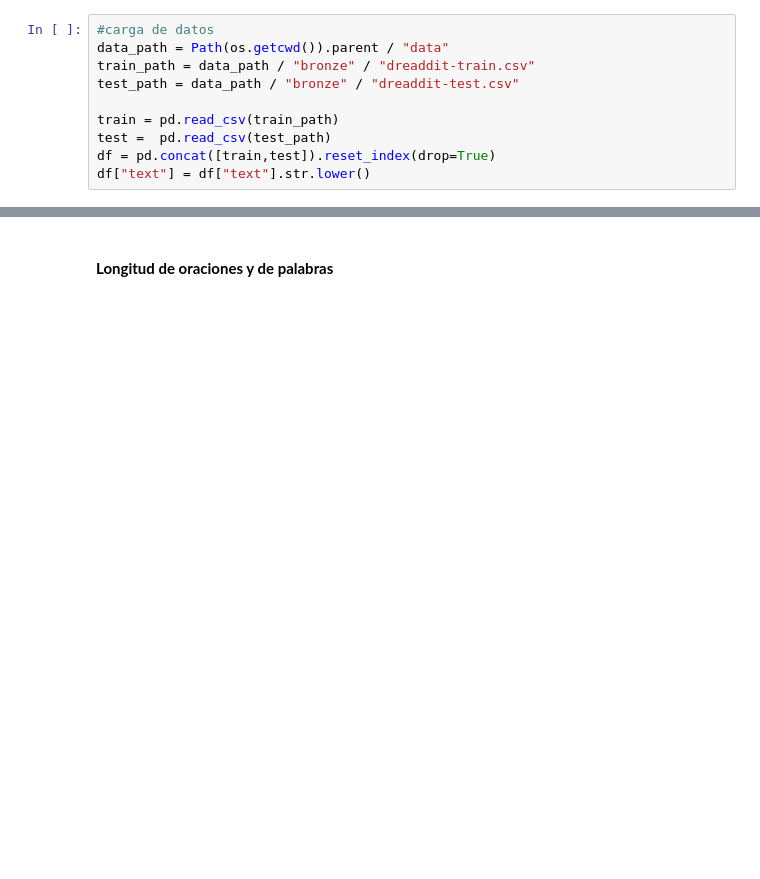
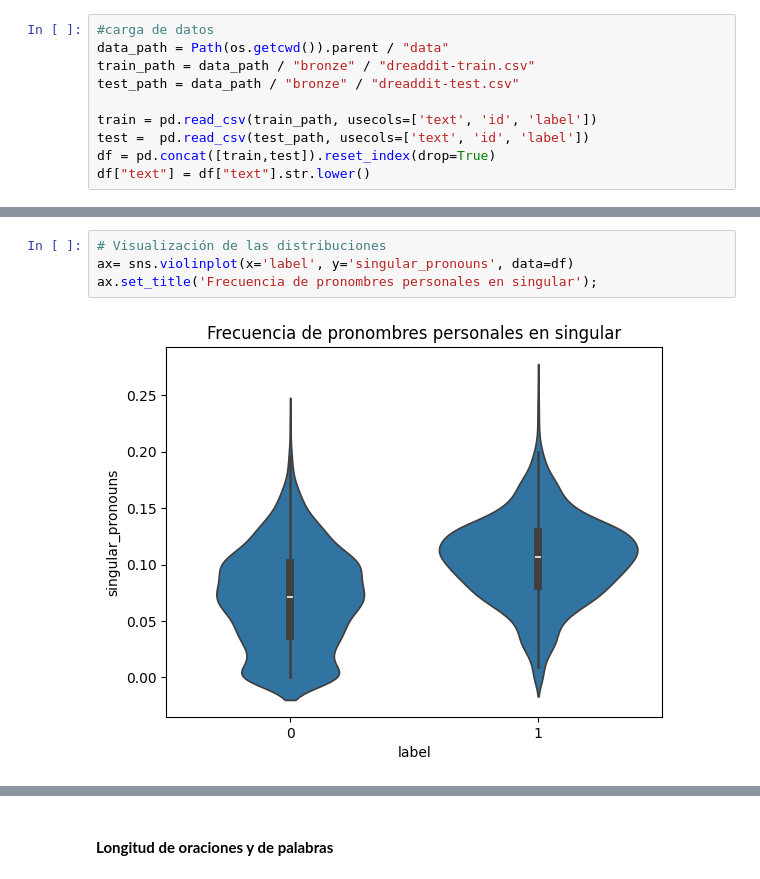
Before and after one commit to fjmoyao/depression_detection, a Jupyter notebook: src/EDA hipotesis testing.ipynb, the cells around one changed output, grey strips where cells are left out. Saved outputs shown, nothing was run; the diff lists cells and outputs as text; blank space fills up the shorter version.

```diff
--- a/src/EDA hipotesis testing.ipynb
+++ b/src/EDA hipotesis testing.ipynb
@@ -45,8 +41,8 @@ data_path = Path(os.getcwd()).parent / "data"
 train_path = data_path / "bronze" / "dreaddit-train.csv"
 test_path = data_path / "bronze" / "dreaddit-test.csv"
 
-train = pd.read_csv(train_path)
-test =  pd.read_csv(test_path)
+train = pd.read_csv(train_path, usecols=['text', 'id', 'label'])
+test =  pd.read_csv(test_path, usecols=['text', 'id', 'label'])
 df = pd.concat([train,test]).reset_index(drop=True)
 df["text"] = df["text"].str.lower()
 # %%
@@ -60,0 +74,6 @@ nlp = spacy.load("en_core_web_sm")
+# %%
+# Visualización de las distribuciones
+ax= sns.violinplot(x='label', y='singular_pronouns', data=df)
+ax.set_title('Frecuencia de pronombres personales en singular');
+# %% [output]
+[figure, added]
```
Also changed, not shown: parts of 36 cells of this notebook.
